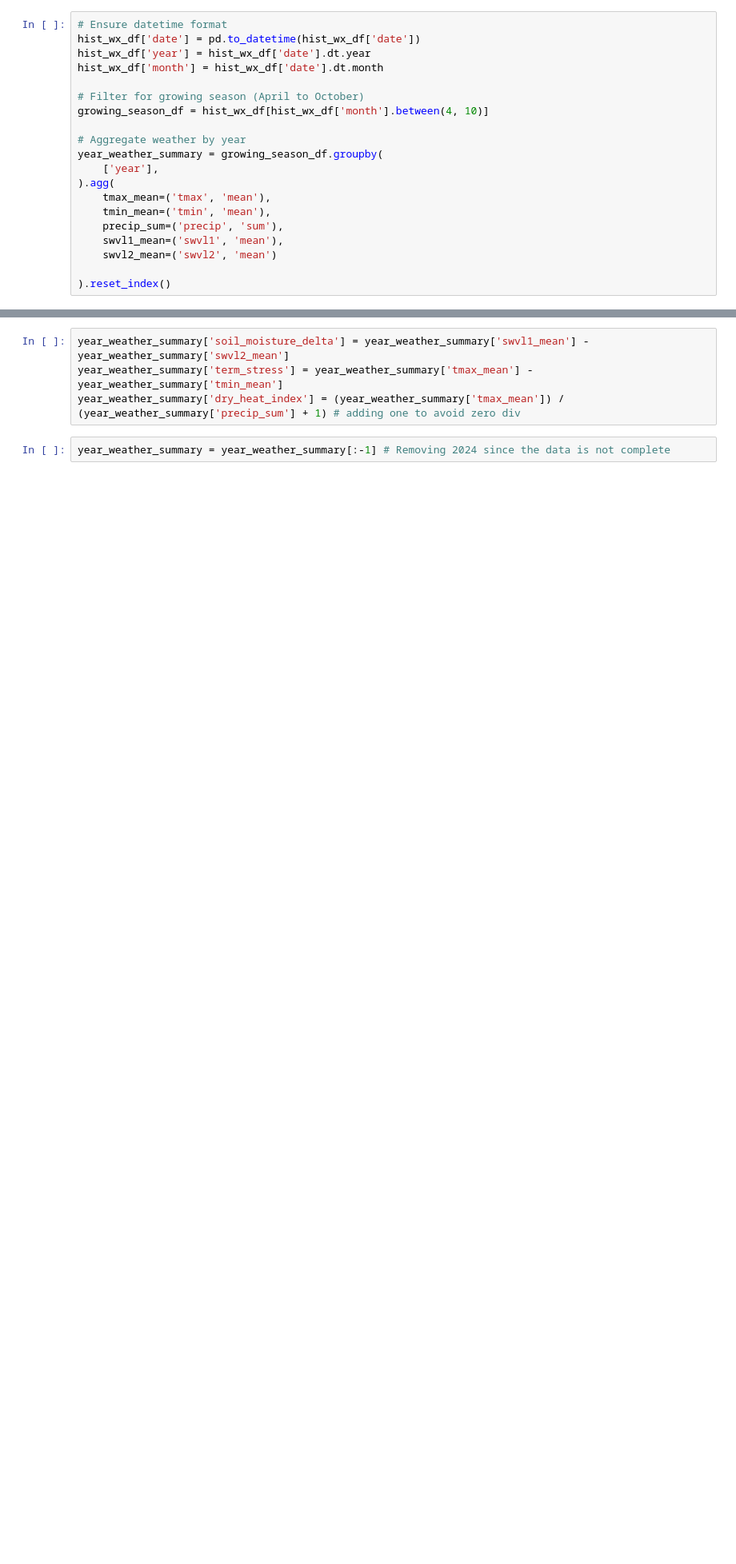
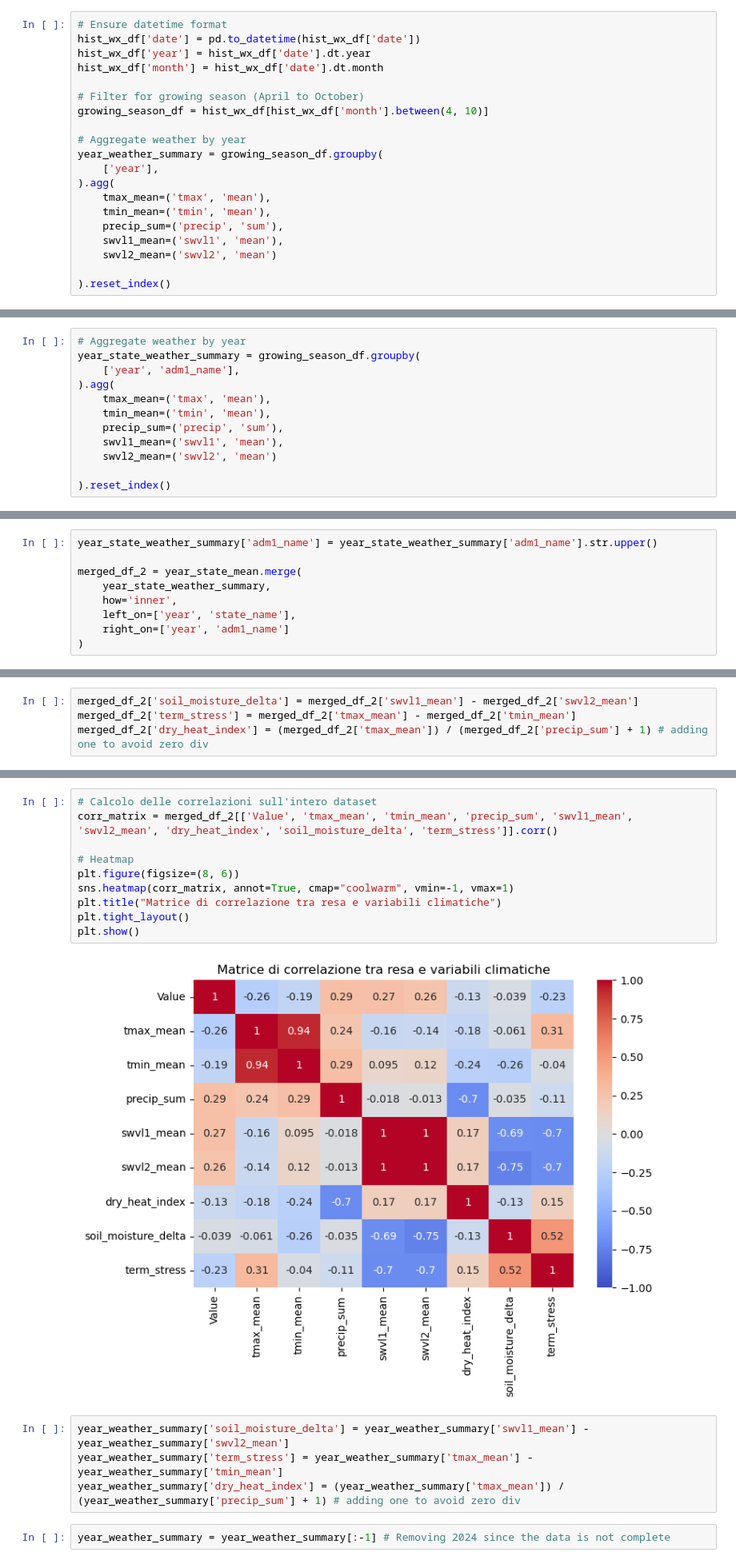
Before and after one commit to AntonioDonnangelo/Predicting-2024-US-Corn-Yield, a Jupyter notebook: Predicting_2024_US_Corn_Yield.ipynb, the cells around one changed output, grey strips where cells are left out. Shown at 80% size. Saved outputs shown, nothing was run; the diff lists cells and outputs as text; blank space fills up the shorter version.

```diff
--- a/Predicting_2024_US_Corn_Yield.ipynb
+++ b/Predicting_2024_US_Corn_Yield.ipynb
@@ -472,0 +472,12 @@ plt.show()
+# %%
+# Aggregate weather by year
+year_state_weather_summary = growing_season_df.groupby(
+    ['year', 'adm1_name'],
+).agg(
+    tmax_mean=('tmax', 'mean'),
+    tmin_mean=('tmin', 'mean'),
+    precip_sum=('precip', 'sum'),
+    swvl1_mean=('swvl1', 'mean'),
+    swvl2_mean=('swvl2', 'mean')
+
+).reset_index()
@@ -472,0 +500,9 @@ plt.show()
+# %%
+year_state_weather_summary['adm1_name'] = year_state_weather_summary['adm1_name'].str.upper()
+
+merged_df_2 = year_state_mean.merge(
+    year_state_weather_summary,
+    how='inner',
+    left_on=['year', 'state_name'],
+    right_on=['year', 'adm1_name']
+)
@@ -472,0 +525,4 @@ plt.show()
+# %%
+merged_df_2['soil_moisture_delta'] = merged_df_2['swvl1_mean'] - merged_df_2['swvl2_mean']
+merged_df_2['term_stress'] = merged_df_2['tmax_mean'] - merged_df_2['tmin_mean']
+merged_df_2['dry_heat_index'] = (merged_df_2['tmax_mean']) / (merged_df_2['precip_sum'] + 1) # adding one to avoid zero div
@@ -473,3 +563,15 @@ plt.show()
+# %%
+# Calcolo delle correlazioni sull'intero dataset
+corr_matrix = merged_df_2[['Value', 'tmax_mean', 'tmin_mean', 'precip_sum', 'swvl1_mean', 'swvl2_mean', 'dry_heat_index', 'soil_moisture_delta', 'term_stress']].corr()
+
+# Heatmap
+plt.figure(figsize=(8, 6))
+sns.heatmap(corr_matrix, annot=True, cmap="coolwarm", vmin=-1, vmax=1)
+plt.title("Matrice di correlazione tra resa e variabili climatiche")
+plt.tight_layout()
+plt.show()
+# %% [output]
+[figure, added]
 # %%
 year_weather_summary['soil_moisture_delta'] = year_weather_summary['swvl1_mean'] - year_weather_summary['swvl2_mean']
 year_weather_summary['term_stress'] = year_weather_summary['tmax_mean'] - year_weather_summary['tmin_mean']
```
Also changed, not shown: parts of 52 cells of this notebook.
